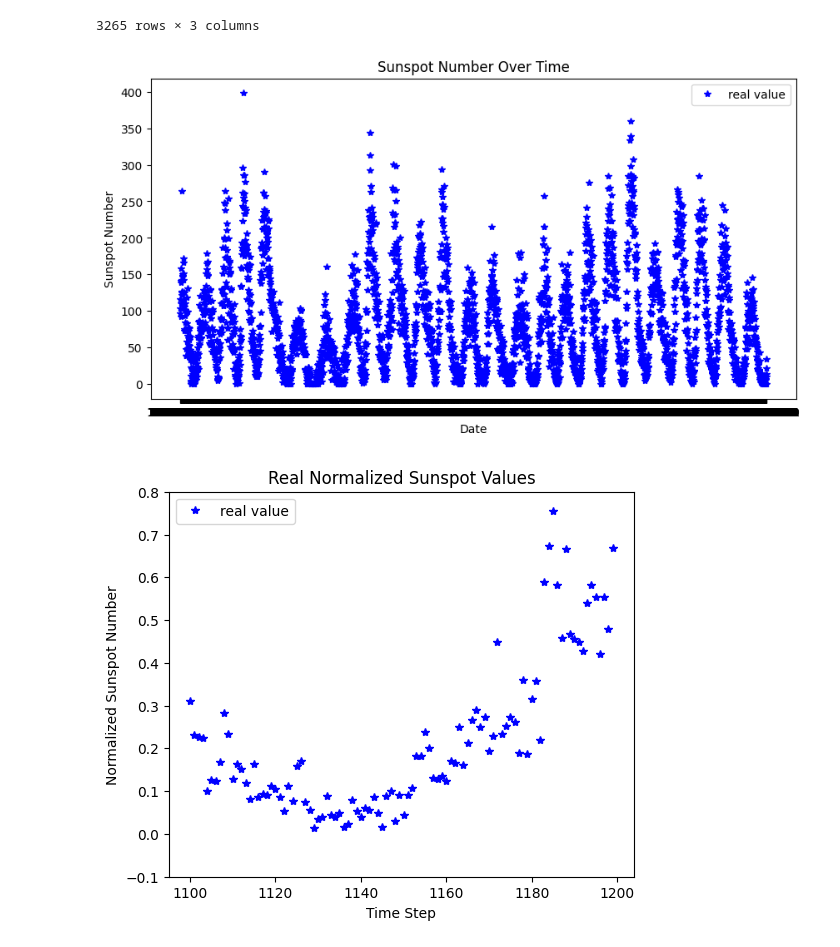
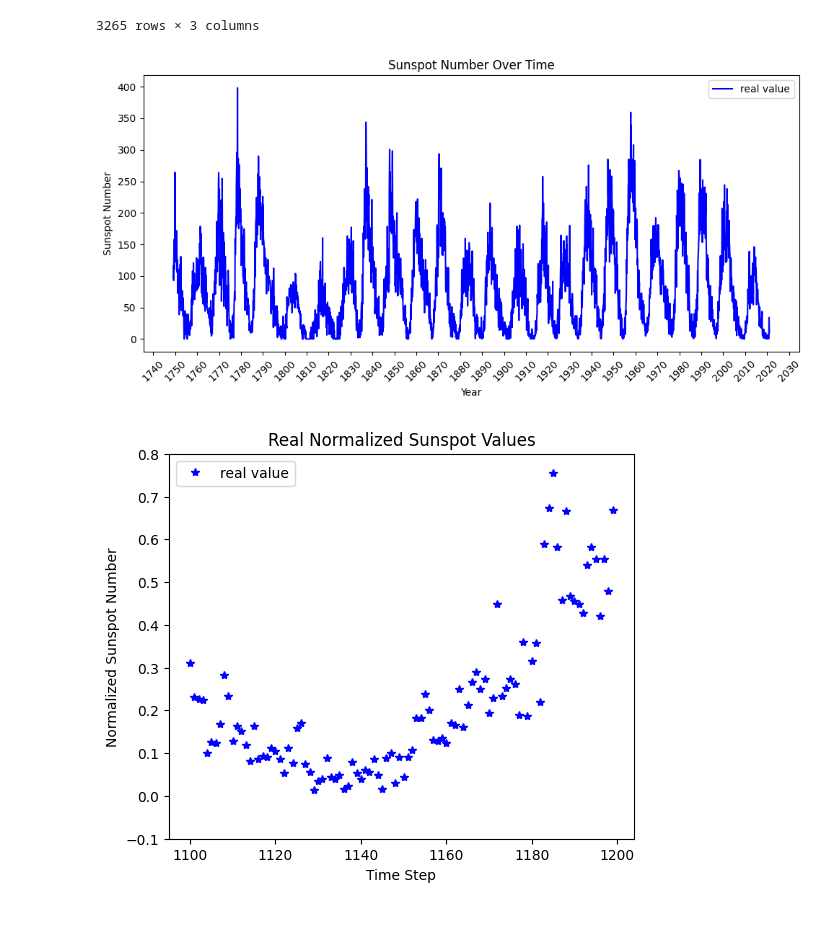
Before and after one commit to sarakpyny/CREST-Internship, a Jupyter notebook: RIB Paper/rib_notebook.ipynb, the cells around one changed output. Saved outputs shown, nothing was run; the diff lists cells and outputs as text; code cells hidden in the pictures; blank space fills up the shorter version.

```diff
--- a/RIB Paper/rib_notebook.ipynb
+++ b/RIB Paper/rib_notebook.ipynb
@@ -168,14 +171,28 @@ df
 | 3264 | 3264 | 2021-01-31 | 10.4 |
 3265 rows × 3 columns
 # %%
-# plot original data not scaled
+# load data
+df = pd.read_csv('data/Sunspots.csv')
+
+# Convert 'Date' column to datetime
+df['Date'] = pd.to_datetime(df['Date'])
+
 plt.figure(figsize=(10, 5))
-plt.plot(df['Date'], df['Monthly Mean Total Sunspot Number'], 'b*', label='real value')
-plt.xlabel('Date')
+plt.plot(df['Date'], df['Monthly Mean Total Sunspot Number'], 'b', label='real value')
+
+# Set x-axis to show major ticks every 10 years
+ax = plt.gca()
+ax.xaxis.set_major_locator(mdates.YearLocator(10))  # every 10 years
+ax.xaxis.set_major_formatter(mdates.DateFormatter('%Y'))
+
+# Improve x-axis appearance
+plt.xticks(rotation=45)  # Rotate labels for better visibility
+plt.xlabel('Year')
 plt.ylabel('Sunspot Number')
 plt.title('Sunspot Number Over Time')
 plt.legend()
+plt.tight_layout()
 plt.show()
 # %% [output]
-[figure, old version]
+[figure, new version]
 # %%
```
Also changed, not shown: parts of 20 cells of this notebook.
